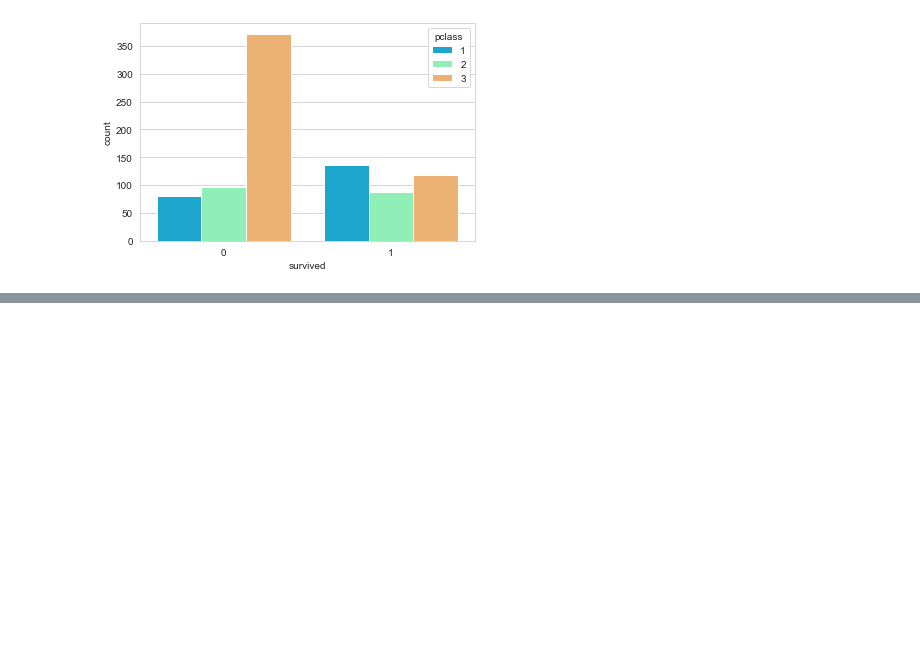
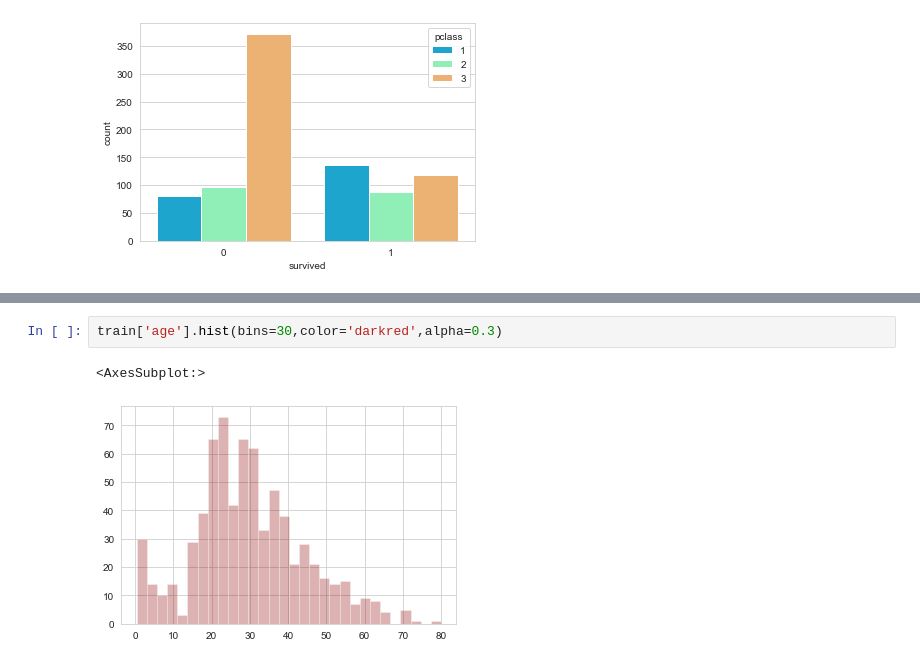
Before and after one commit to AkCoding/Titanic-, a Jupyter notebook: EDA of Titanic dataset.ipynb, the cells around one changed output, grey strips where cells are left out. Saved outputs shown, nothing was run; the diff lists cells and outputs as text; blank space fills up the shorter version.

```diff
--- a/EDA of Titanic dataset.ipynb
+++ b/EDA of Titanic dataset.ipynb
@@ -62,0 +68,5 @@ sns.countplot(x='survived',hue='pclass',data=train,palette='rainbow')
+# %%
+train['age'].hist(bins=30,color='darkred',alpha=0.3)
+# %% [output]
+<AxesSubplot:>
+[figure, added]
```
Also changed, not shown: parts of 9 cells of this notebook, 1 other file.
